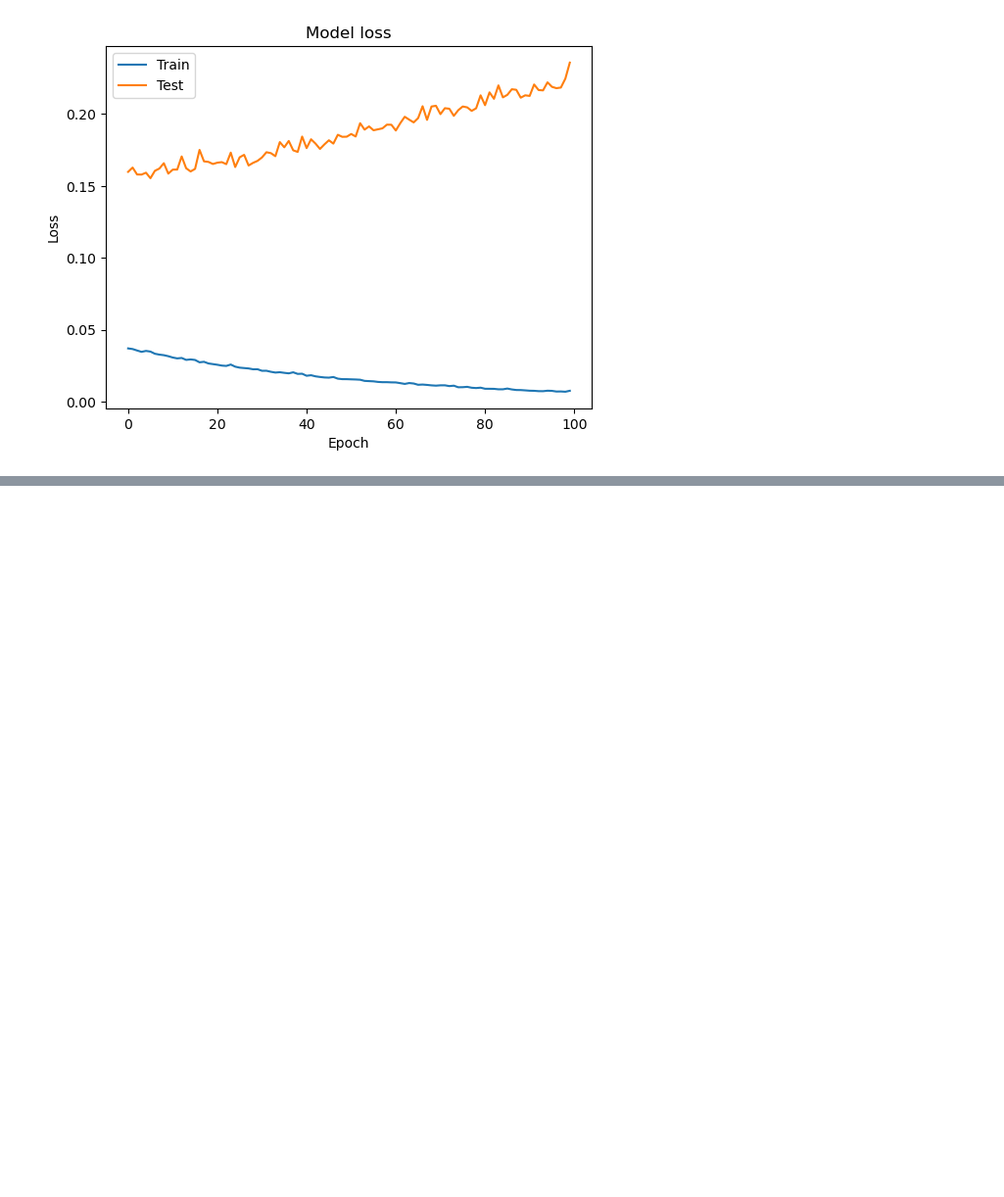
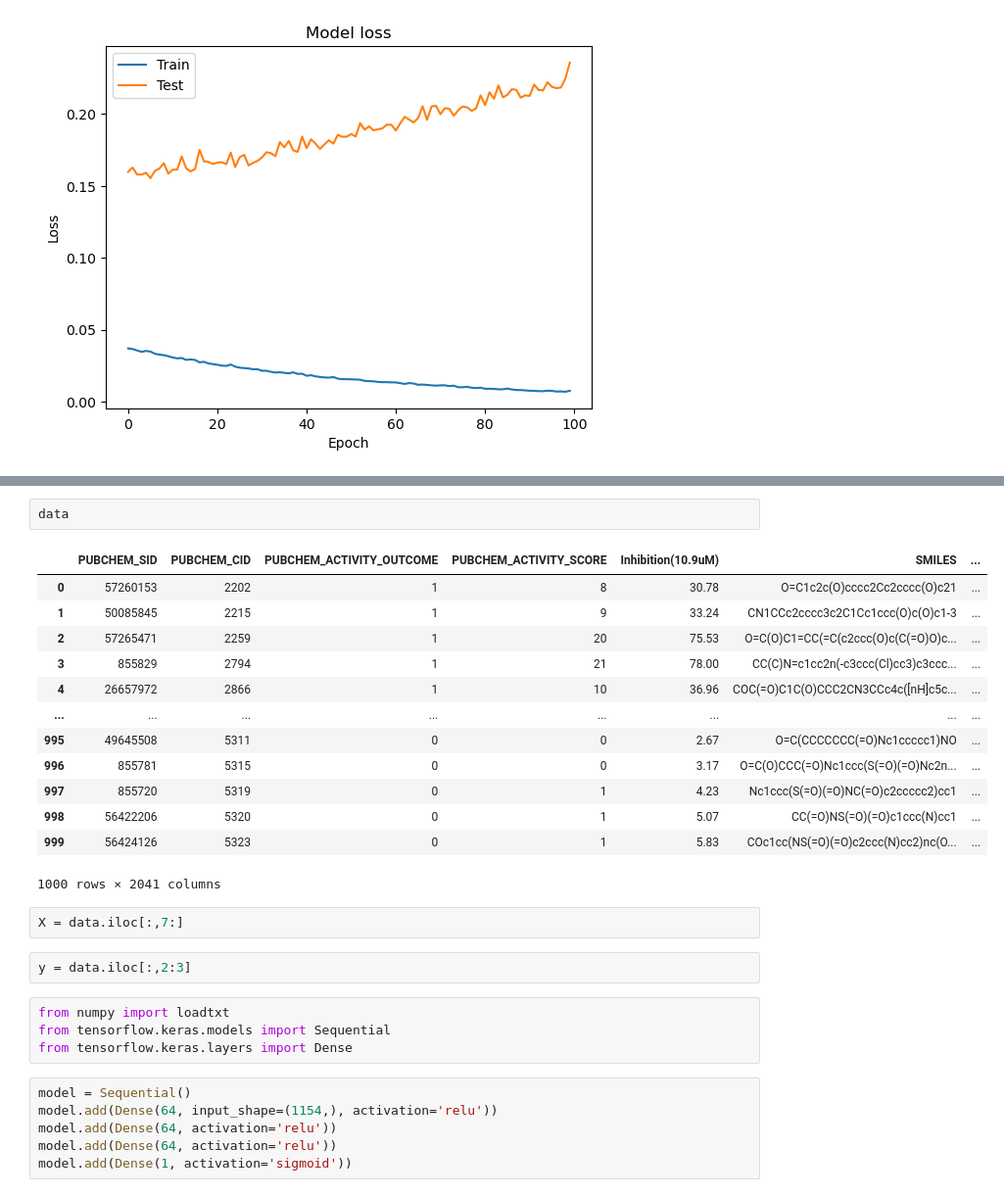
Before and after one commit to SharkyStacky/Learning-ML-Python, a Jupyter notebook: first_steps/1-first_NN.ipynb, the cells around one changed output, grey strips where cells are left out. Shown at 98% size. Drawn from its saved outputs; the diff is of its cells as text; blank space fills up the shorter version.

```diff
--- a/first_steps/1-first_NN.ipynb
+++ b/first_steps/1-first_NN.ipynb
@@ -157,0 +178,30 @@ plt.show()
+# %%
+data
+# %% [output]
+|  | PUBCHEM_SID | PUBCHEM_CID | PUBCHEM_ACTIVITY_OUTCOME | PUBCHEM_ACTIVITY_SCORE | Inhibition(10.9uM) | SMILES | ... |
+| 0 | 57260153 | 2202 | 1 | 8 | 30.78 | O=C1c2c(O)cccc2Cc2cccc(O)c21 | ... |
+| 1 | 50085845 | 2215 | 1 | 9 | 33.24 | CN1CCc2cccc3c2C1Cc1ccc(O)c(O)c1-3 | ... |
+| 2 | 57265471 | 2259 | 1 | 20 | 75.53 | O=C(O)C1=CC(=C(c2ccc(O)c(C(=O)O)c... | ... |
+| 3 | 855829 | 2794 | 1 | 21 | 78.00 | CC(C)N=c1cc2n(-c3ccc(Cl)cc3)c3ccc... | ... |
+| 4 | 26657972 | 2866 | 1 | 10 | 36.96 | COC(=O)C1C(O)CCC2CN3CCc4c([nH]c5c... | ... |
+| ... | ... | ... | ... | ... | ... | ... | ... |
+| 995 | 49645508 | 5311 | 0 | 0 | 2.67 | O=C(CCCCCCC(=O)Nc1ccccc1)NO | ... |
+| 996 | 855781 | 5315 | 0 | 0 | 3.17 | O=C(O)CCC(=O)Nc1ccc(S(=O)(=O)Nc2n... | ... |
+| 997 | 855720 | 5319 | 0 | 1 | 4.23 | Nc1ccc(S(=O)(=O)NC(=O)c2ccccc2)cc1 | ... |
+| 998 | 56422206 | 5320 | 0 | 1 | 5.07 | CC(=O)NS(=O)(=O)c1ccc(N)cc1 | ... |
+| 999 | 56424126 | 5323 | 0 | 1 | 5.83 | COc1cc(NS(=O)(=O)c2ccc(N)cc2)nc(O... | ... |
+1000 rows × 2041 columns
+# %%
+X = data.iloc[:,7:]
+# %%
+y = data.iloc[:,2:3]
+# %%
+from numpy import loadtxt
+from tensorflow.keras.models import Sequential
+from tensorflow.keras.layers import Dense
+# %%
+model = Sequential()
+model.add(Dense(64, input_shape=(1154,), activation='relu'))
+model.add(Dense(64, activation='relu'))
+model.add(Dense(64, activation='relu'))
+model.add(Dense(1, activation='sigmoid'))
```
Also changed, not shown: parts of 23 cells of this notebook.
